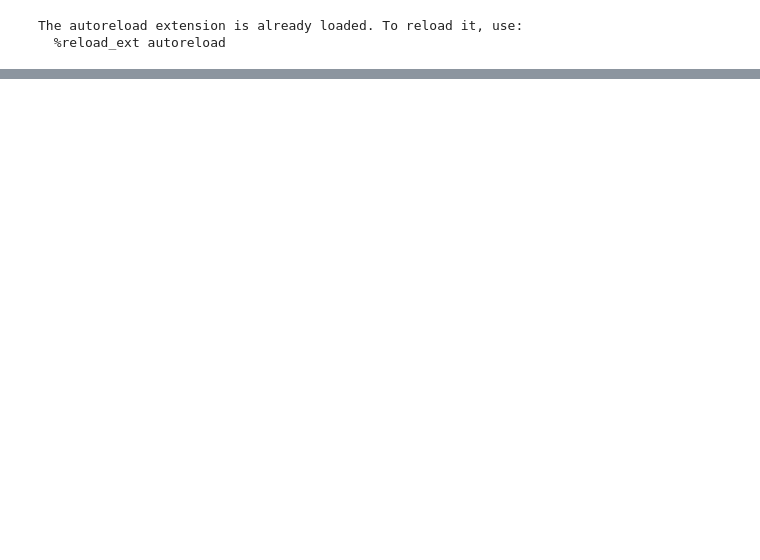
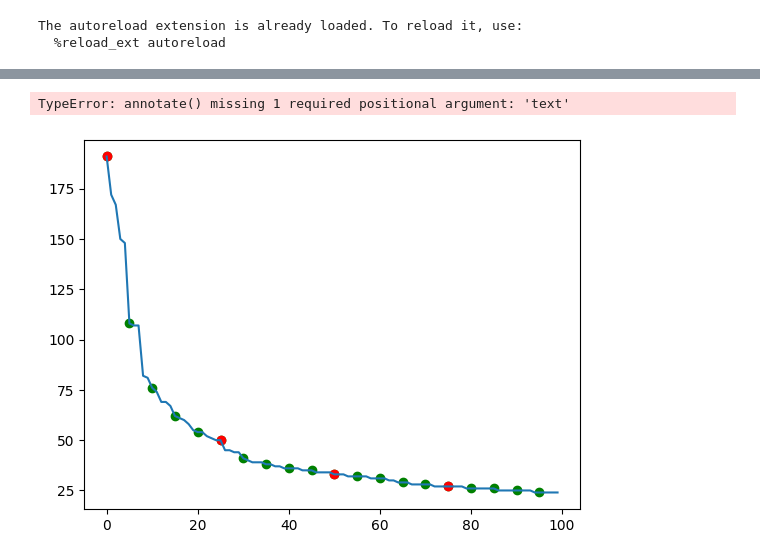
Before and after one commit to pknguyen2704/Domain-Driver-Data-Mining, a Jupyter notebook: model/analysis.ipynb, the cells around one changed output, grey strips where cells are left out. Saved outputs shown, nothing was run; the diff lists cells and outputs as text; code cells hidden in the pictures; blank space fills up the shorter version.

```diff
--- a/model/analysis.ipynb
+++ b/model/analysis.ipynb
@@ -26 +175,16 @@ data.head()
+# %%
+plt.plot(tag_df_sorted['Counts'][0:100].values)
+plt.scatter(x=np.arange(0,100,5), y=tag_df_sorted['Counts'][0:100:5], c='g', label="quantiles with 0.05 intervals")
+plt.scatter(x=np.arange(0,100,25), y=tag_df_sorted['Counts'][0:100:25], c='r', label = "quantiles with 0.25 intervals")
+for x,y in zip(np.arange(0,100,25), tag_df_sorted['Counts'][0:100:25]):
+    plt.annotate(s="({} , {})".format(x,y), xy=(x,y), xytext=(x-0.01, y+30))
+
+plt.title('first 100 tags: Distribution of frequency of tags based on appeareance')
+plt.grid()
+plt.xlabel("Tag numbers for most frequent tags")
+plt.ylabel("Frequency")
+plt.legend()
+# %% [output]
+TypeError: annotate() missing 1 required positional argument: 'text'
+[figure, added]
 # %%
```
Also changed, not shown: parts of 56 cells of this notebook, 2 other files.
